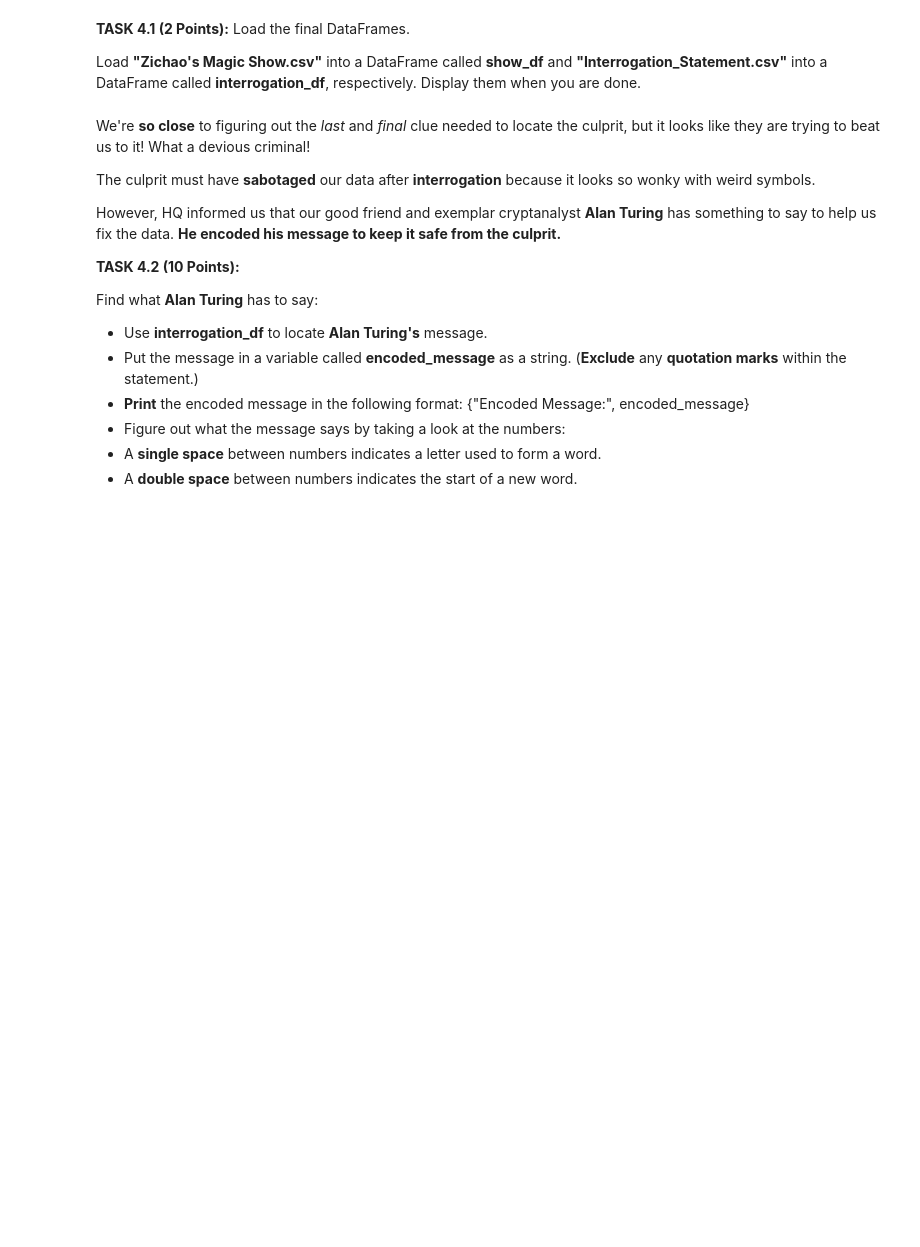
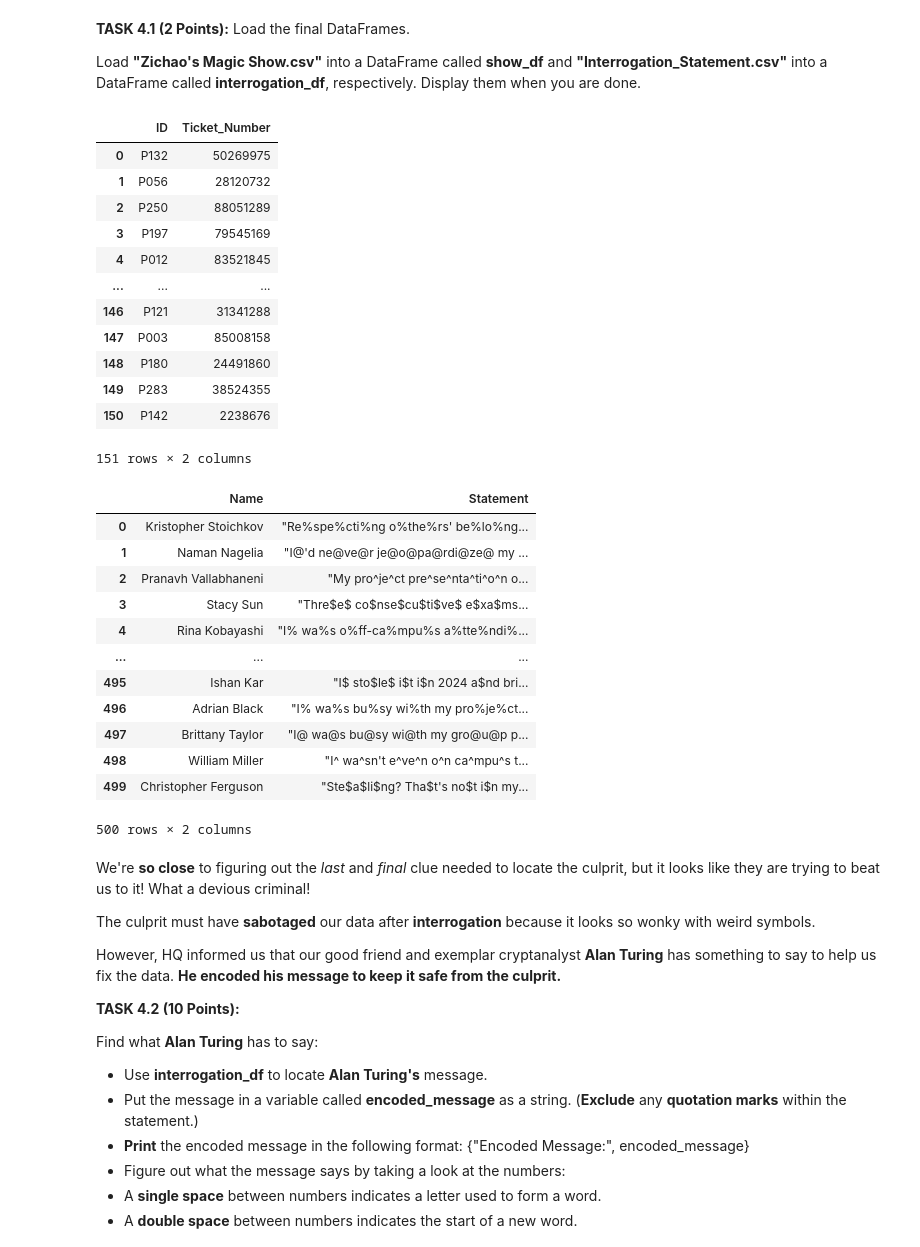
Before and after one commit to yohanbh/cmsc320, a Jupyter notebook: homework2/CMSC320_HW2_Summer_I_2026.ipynb, the cells around one changed output. Cells and saved outputs as stored; diff of their text form; code cells hidden in the pictures; blank space fills up the shorter version.

```diff
--- a/homework2/CMSC320_HW2_Summer_I_2026.ipynb
+++ b/homework2/CMSC320_HW2_Summer_I_2026.ipynb
@@ -426,3 +460,36 @@ Load **"Zichao's Magic Show.csv"** into a DataFrame called **show_df** and **"In
+# %%
+show_df = pd.read_csv("Zichao's Magic Show.csv")
+interrogation_df = pd.read_csv("Interrogation_Statements.csv")
+
+display(show_df)
+interrogation_df
+# %% [output]
+|  | ID | Ticket_Number |
+| 0 | P132 | 50269975 |
+| 1 | P056 | 28120732 |
+| 2 | P250 | 88051289 |
+| 3 | P197 | 79545169 |
+| 4 | P012 | 83521845 |
+| ... | ... | ... |
+| 146 | P121 | 31341288 |
+| 147 | P003 | 85008158 |
+| 148 | P180 | 24491860 |
+| 149 | P283 | 38524355 |
+| 150 | P142 | 2238676 |
+151 rows × 2 columns
+|  | Name | Statement |
+| 0 | Kristopher Stoichkov | "Re%spe%cti%ng o%the%rs' be%lo%ng... |
+| 1 | Naman Nagelia | "I@'d ne@ve@r je@o@pa@rdi@ze@ my ... |
+| 2 | Pranavh Vallabhaneni | "My pro^je^ct pre^se^nta^ti^o^n o... |
+| 3 | Stacy Sun | "Thre$e$ co$nse$cu$ti$ve$ e$xa$ms... |
+| 4 | Rina Kobayashi | "I% wa%s o%ff-ca%mpu%s a%tte%ndi%... |
+| ... | ... | ... |
+| 495 | Ishan Kar | "I$ sto$le$ i$t i$n 2024 a$nd bri... |
+| 496 | Adrian Black | "I% wa%s bu%sy wi%th my pro%je%ct... |
+| 497 | Brittany Taylor | "I@ wa@s bu@sy wi@th my gro@u@p p... |
+| 498 | William Miller | "I^ wa^sn't e^ve^n o^n ca^mpu^s t... |
+| 499 | Christopher Ferguson | "Ste$a$li$ng? Tha$t's no$t i$n my... |
+500 rows × 2 columns
 # %% [markdown]
 We're **so close** to figuring out the *last* and *final* clue needed to locate the culprit, but it looks like they are trying to beat us to it! What a devious criminal!
 
```
Also changed, not shown: parts of 16 cells of this notebook.
